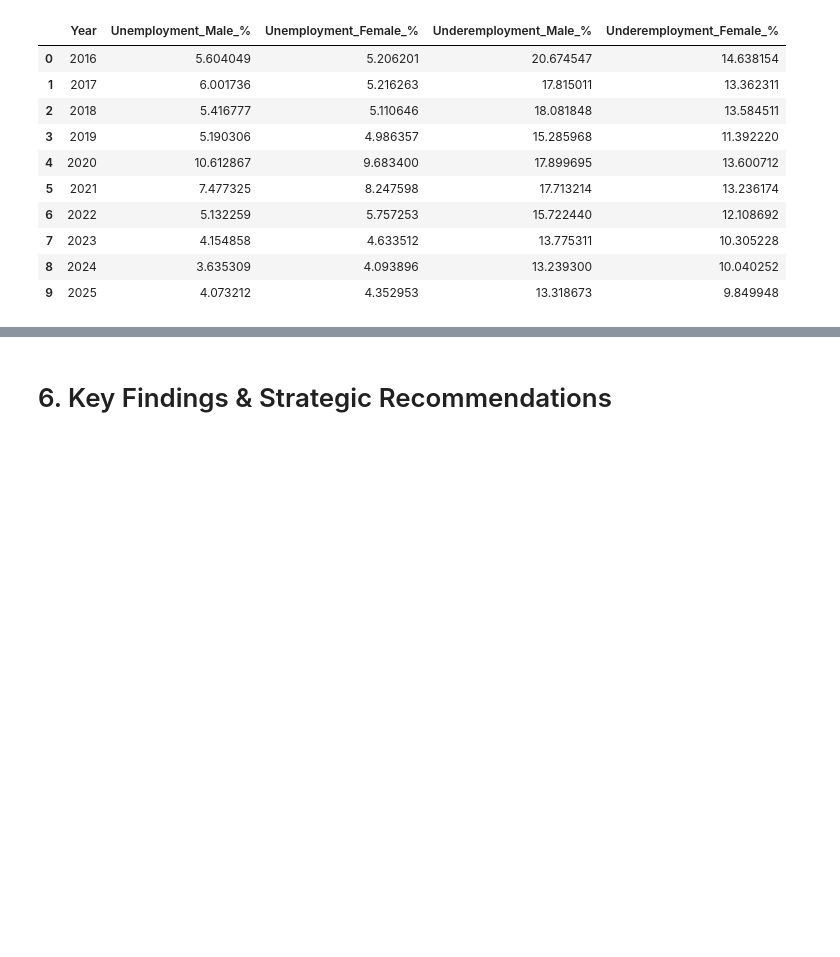
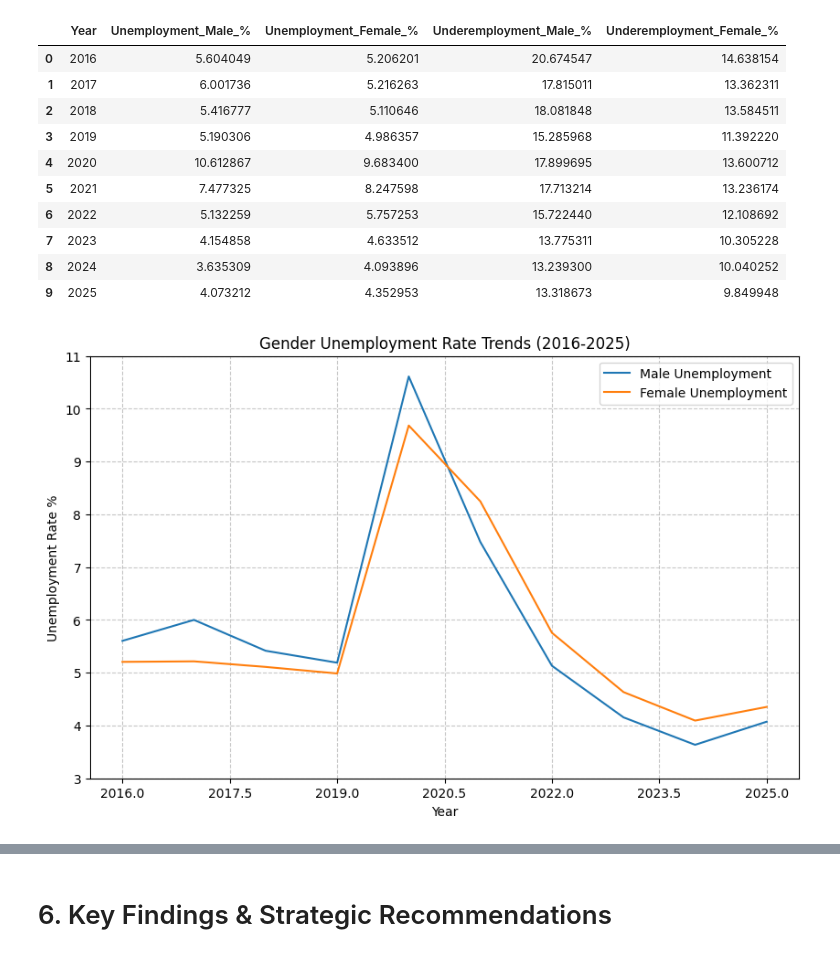
Before and after one commit to FrinceNacion/Philippine-Labor-2016-2025-Market-Analysis, a Jupyter notebook: notebook.ipynb, the cells around one changed output, grey strips where cells are left out. Saved outputs shown, nothing was run; the diff lists cells and outputs as text; code cells hidden in the pictures; blank space fills up the shorter version.

Commit message:
Update: added charts

```diff
--- a/notebook.ipynb
+++ b/notebook.ipynb
@@ -329,3 +329,21 @@ display(labor_market[['Year', 'Unemployment_Male_%', 'Unemployment_Female_%', 'U
 | 7 | 2023 | 4.154858 | 4.633512 | 13.775311 | 10.305228 |
 | 8 | 2024 | 3.635309 | 4.093896 | 13.239300 | 10.040252 |
 | 9 | 2025 | 4.073212 | 4.352953 | 13.318673 | 9.849948 |
+# %%
+x = labor_market['Year']
+y1 = labor_market['Unemployment_Male_%']
+y2 = labor_market['Unemployment_Female_%']
+
+plt.figure(figsize=(10, 6))
+plt.plot(x, y1, label = 'Male Unemployment')
+plt.plot(x, y2, label = 'Female Unemployment')
+plt.xlabel('Year')
+plt.ylabel('Unemployment Rate %')
+plt.title('Gender Unemployment Rate Trends (2016-2025)')
+plt.xticks(np.arange(2016, 2026, 1.5))
+plt.yticks(np.arange(3, 12, 1))
+plt.grid(True, linestyle='--', alpha=0.7)
+plt.legend()
+plt.show()
+# %% [output]
+[figure, added]
```
Also changed, not shown: parts of 1 cell of this notebook.
